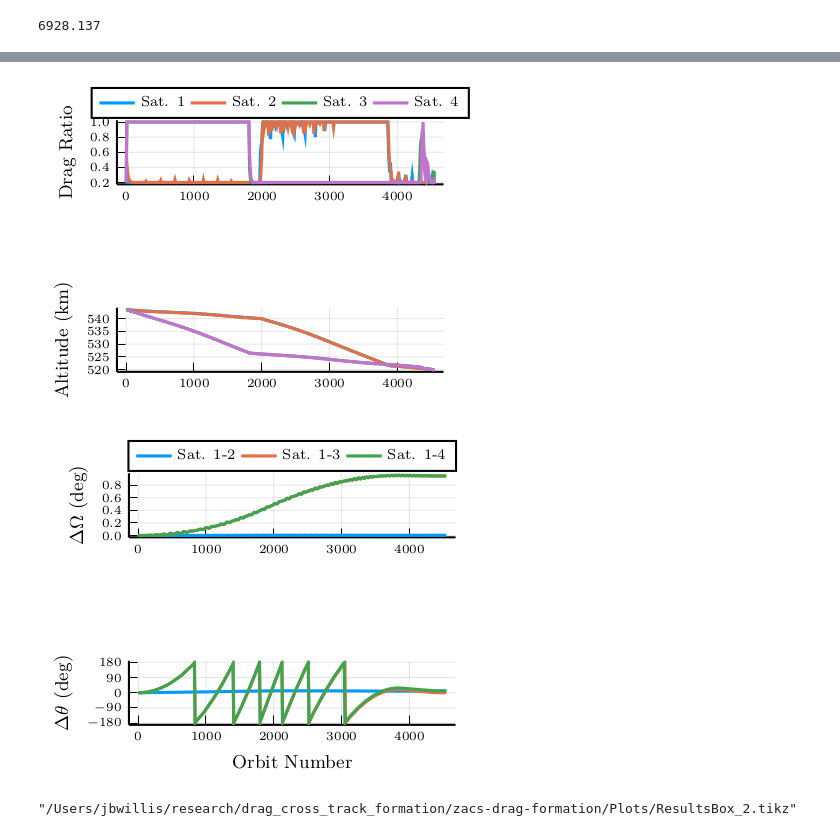
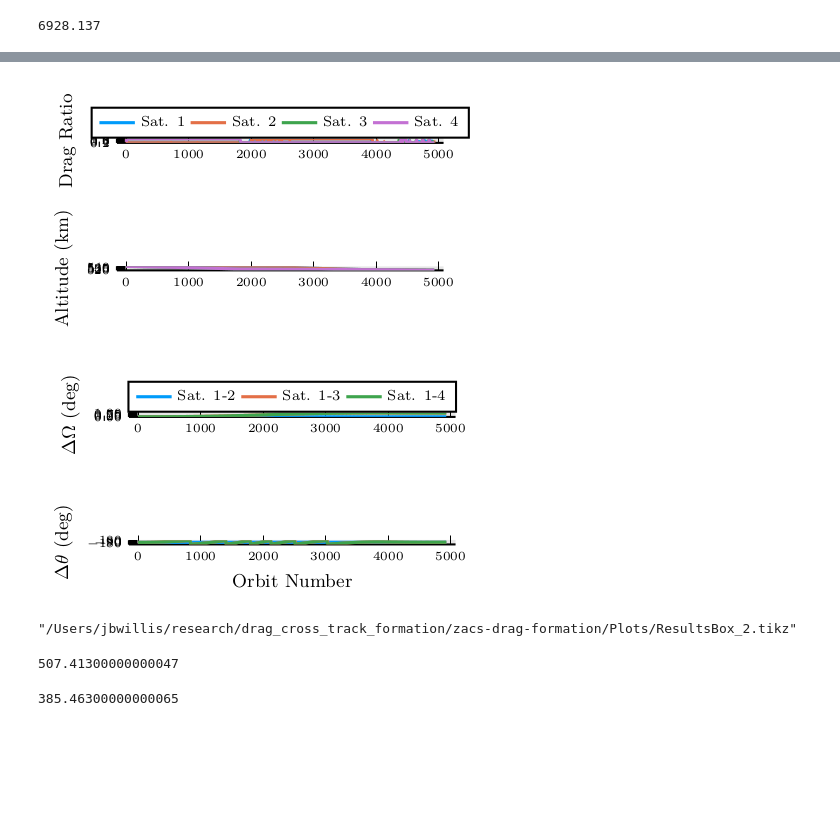
Before and after one commit to RoboticExplorationLab/drag-formation, a Jupyter notebook: closedloop_plotting.ipynb, the cells around one changed output, grey strips where cells are left out. Cells and saved outputs as stored; diff of their text form; code cells hidden in the pictures; blank space fills up the shorter version.

```diff
--- a/closedloop_plotting.ipynb
+++ b/closedloop_plotting.ipynb
@@ -168,26 +172,26 @@ end
 # %%
 pl1_box = plot(tp_hist_box[downsample_box],u1hist_box[downsample_box,1],label=permutedims(mylabel1_box), linewidth=1.5, xtickfontsize=6, ytickfontsize=6,yguidefontsize=9,xguidefontsize=9,legend=:outertop,legendfontsize=7, tex_output_standalone = true, legend_columns=-1)#,legend=:"best") #,ls=:dot
 plot!(tp_hist_box[downsample_box],u2hist_box[downsample_box,:],label=permutedims(mylabel2_box), linewidth=1.5) #,ls=:dot
 plot!(xlabel=nothing, ylabel = "Drag Ratio")#,legend=:"best", xtickfontsize=18, ytickfontsize=18)"Orbit Number"
 
 pl2_box = plot(tp_hist_box[downsample_box],a1hist_box[downsample_box,1]*a_mks_box.-Re_mks,label=nothing, linewidth=1.5, xtickfontsize=6, ytickfontsize=6,yguidefontsize=9,xguidefontsize=9,legend=:top,legendfontsize=7, tex_output_standalone = true)#, ylim=[0, 500])#,legend=:"best") #,ls=:dot
 plot!(tp_hist_box[downsample_box],a2hist_box[downsample_box,:]*a_mks_box.-Re_mks,label=nothing, linewidth=1.5)
 plot!(xlabel=nothing, ylabel = "Altitude (km)")#,legend=:"best", xtickfontsize=18, ytickfontsize=18)
 
 pl3_box = plot(tp_hist_box[downsample_box],broadcast.(rad2deg,ΔΩhist_box[downsample_box,:]),label=permutedims(mylabel_box), linewidth=1.5, xtickfontsize=6, ytickfontsize=6,yguidefontsize=9,xguidefontsize=9,legend=:outertop,legendfontsize=7, tex_output_standalone = true,legend_columns=-1)
 plot!(xlabel=nothing, ylabel = L"$\Delta \Omega$ (deg)")
 
 pl4_box = plot(tp_hist_box[downsample_box],broadcast.(rad2deg,Δθhist_box[downsample_box,:]),label=nothing, linewidth=1.5, xtickfontsize=6, ytickfontsize=6,yguidefontsize=9,xguidefontsize=9,legend=:outertop,legendfontsize=7, tex_output_standalone = true,legend_columns=-1)
 plot!(xlabel="Orbit Number", ylabel = L"$\Delta \theta$ (deg)", yticks = [90*i for i = -2:3])#"\$\\Delta \\bar{\\theta}, deg\$")
 
 
-pl_box1 = plot(pl1_box,pl2_box, layout = (2,1), margins=(10,:px), size=(300,250), tex_output_standalone = false)
+pl_box1 = plot(pl1_box,pl2_box, layout = (2,1), margins=(10,:px), size=(300,170), tex_output_standalone = false)
 # %% [output]
-[figure, old version]
+[figure, new version]
 # %%
-pl_box2 = plot(pl3_box,pl4_box, layout = (2,1), margins=(10,:px), size=(300,250), tex_output_standalone = false)
+pl_box2 = plot(pl3_box,pl4_box, layout = (2,1), margins=(10,:px), size=(300,170), tex_output_standalone = false)
 # %% [output]
-[figure, old version]
+[figure, new version]
 # %%
 savefig(pl_box1, "Plots/ResultsBox_1.tex")
 savefig(pl_box1, "Plots/ResultsBox_1.pdf")
@@ -198,3 +202,11 @@ savefig(pl_box2, "Plots/ResultsBox_2.pdf")
 savefig(pl_box2, "Plots/ResultsBox_2.tikz")
 # %% [output]
 "/Users/jbwillis/research/drag_cross_track_formation/zacs-drag-formation/Plots/ResultsBox_2.tikz"
+# %%
+6885.55 - Re_mks
+# %% [output]
+507.41300000000047
+# %%
+6763.6 - Re_mks
+# %% [output]
+385.46300000000065
```
Also changed, not shown: parts of 4 cells of this notebook, 12 other files.
